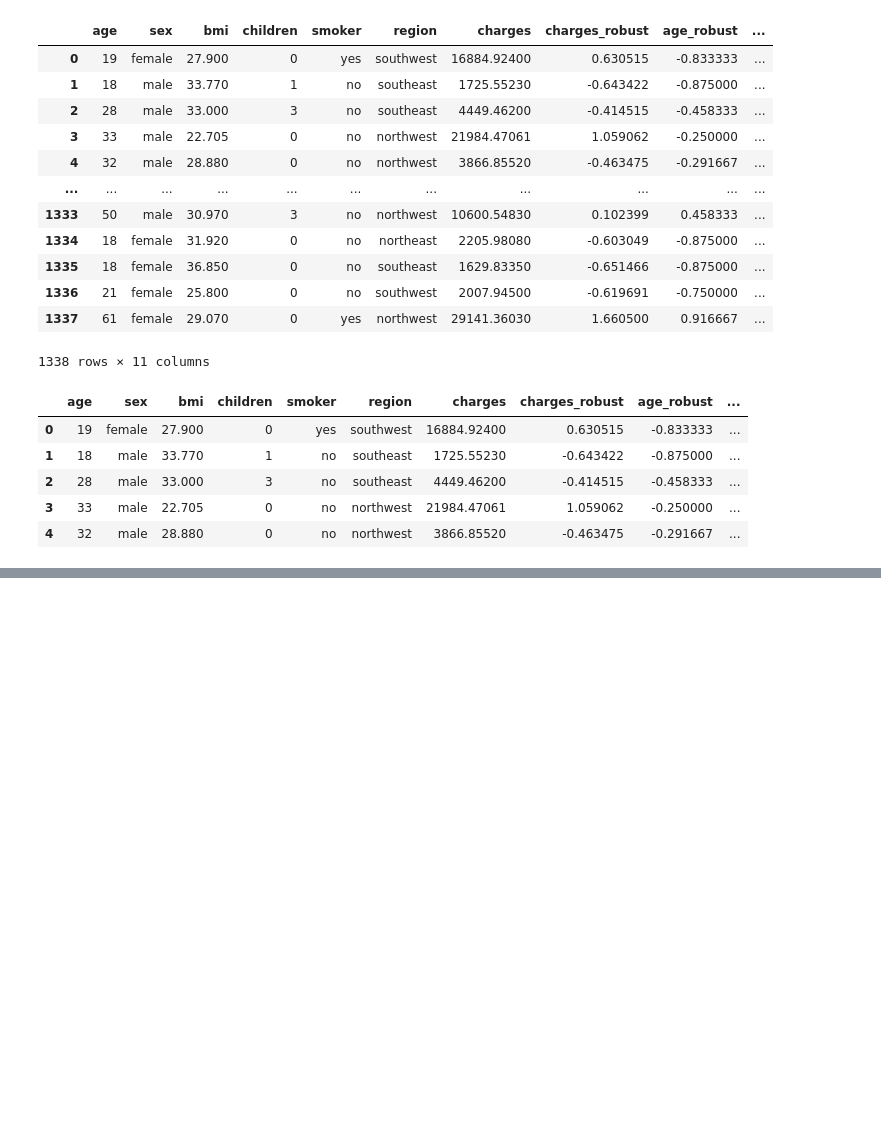
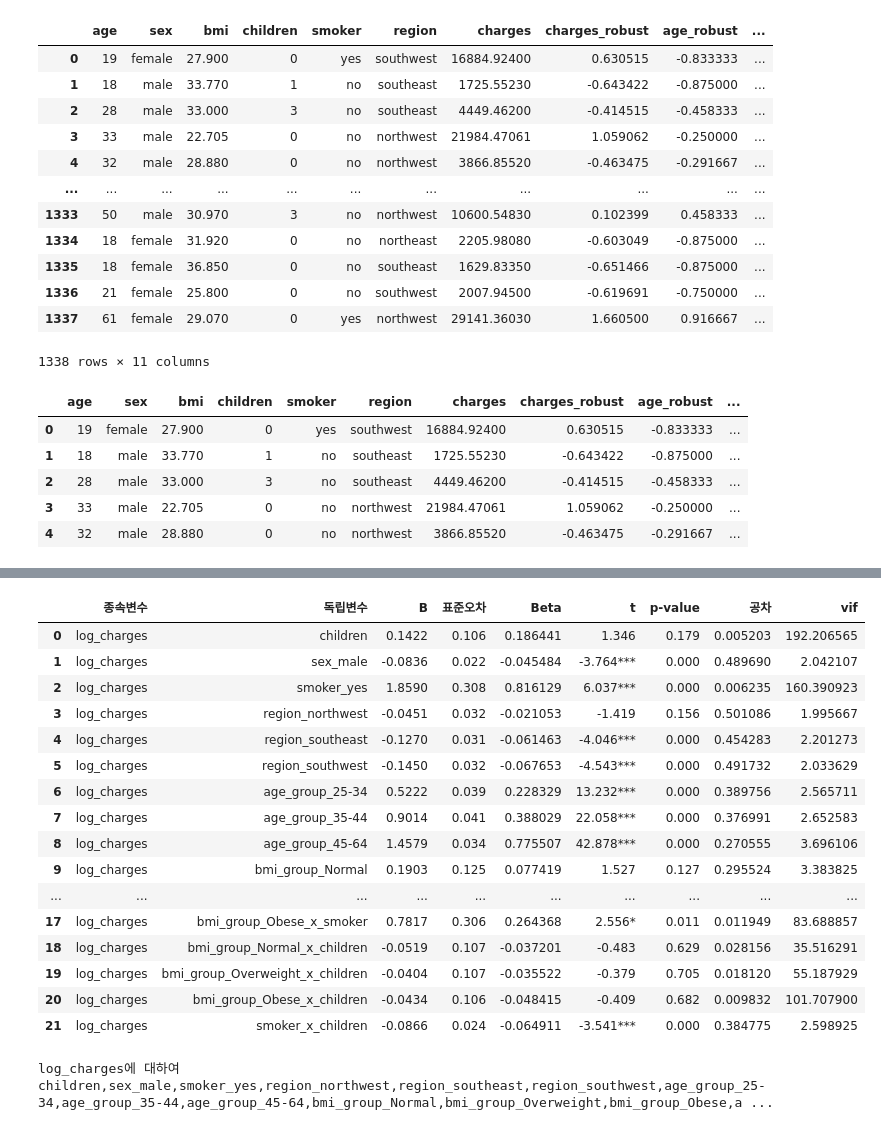
Before and after one commit to BoheeJeong/data_analysis_basic, a Jupyter notebook: 00 캡스톤/조별과제/260116/보승 통합본(상호작용항 추가)_0116.ipynb, the cells around one changed output, grey strips where cells are left out. Saved outputs shown, nothing was run; the diff lists cells and outputs as text; code cells hidden in the pictures; blank space fills up the shorter version.

```diff
--- a/00 캡스톤/조별과제/260116/보승 통합본(상호작용항 추가)_0116.ipynb
+++ b/00 캡스톤/조별과제/260116/보승 통합본(상호작용항 추가)_0116.ipynb
@@ -4195,0 +4502,16 @@ df_analysis_dummy_origin.info()
+# %%
+df_normal_regression_final = df3.copy()
+
+#종속변수 설정
+yname = 'log_charges'
+
+#종속변수 외의 변수들 독립변수로 설정
+x= df_normal_regression_final.drop(yname,axis=1)
+y=df_normal_regression_final[yname]
+
+#절편 더해주기
+x_input = sm.add_constant(x)
+
+fit = sm.OLS(y,x_input).fit()
+tbl1 = fit.summary()
+print(tbl1)
@@ -4195,0 +4762,16 @@ df_analysis_dummy_origin.info()
+# %%
+df_interaction_analysis2 = df_interaction_analysis.copy()
+
+#종속변수 설정
+yname = 'log_charges'
+
+#종속변수 외의 변수들 독립변수로 설정
+x= df_interaction_analysis2.drop(yname,axis=1)
+y=df_interaction_analysis2[yname]
+
+#절편 더해주기
+x_input = sm.add_constant(x)
+
+fit = sm.OLS(y,x_input).fit()
+tbl1 = fit.summary()
+print(tbl1)
@@ -4195,0 +4796,23 @@ df_analysis_dummy_origin.info()
+# %%
+rdf, r, m, v = ols_report(tbl1, df_interaction_analysis2)
+display(rdf)
+print(m)
+# %% [output]
+|  | 종속변수 | 독립변수 | B | 표준오차 | Beta | t | p-value | 공차 | vif |
+| 0 | log_charges | children | 0.1422 | 0.106 | 0.186441 | 1.346 | 0.179 | 0.005203 | 192.206565 |
+| 1 | log_charges | sex_male | -0.0836 | 0.022 | -0.045484 | -3.764*** | 0.000 | 0.489690 | 2.042107 |
+| 2 | log_charges | smoker_yes | 1.8590 | 0.308 | 0.816129 | 6.037*** | 0.000 | 0.006235 | 160.390923 |
+| 3 | log_charges | region_northwest | -0.0451 | 0.032 | -0.021053 | -1.419 | 0.156 | 0.501086 | 1.995667 |
+| 4 | log_charges | region_southeast | -0.1270 | 0.031 | -0.061463 | -4.046*** | 0.000 | 0.454283 | 2.201273 |
+| 5 | log_charges | region_southwest | -0.1450 | 0.032 | -0.067653 | -4.543*** | 0.000 | 0.491732 | 2.033629 |
+| 6 | log_charges | age_group_25-34 | 0.5222 | 0.039 | 0.228329 | 13.232*** | 0.000 | 0.389756 | 2.565711 |
+| 7 | log_charges | age_group_35-44 | 0.9014 | 0.041 | 0.388029 | 22.058*** | 0.000 | 0.376991 | 2.652583 |
+| 8 | log_charges | age_group_45-64 | 1.4579 | 0.034 | 0.775507 | 42.878*** | 0.000 | 0.270555 | 3.696106 |
+| 9 | log_charges | bmi_group_Normal | 0.1903 | 0.125 | 0.077419 | 1.527 | 0.127 | 0.295524 | 3.383825 |
+| ... | ... | ... | ... | ... | ... | ... | ... | ... | ... |
+| 17 | log_charges | bmi_group_Obese_x_smoker | 0.7817 | 0.306 | 0.264368 | 2.556* | 0.011 | 0.011949 | 83.688857 |
+| 18 | log_charges | bmi_group_Normal_x_children | -0.0519 | 0.107 | -0.037201 | -0.483 | 0.629 | 0.028156 | 35.516291 |
+| 19 | log_charges | bmi_group_Overweight_x_children | -0.0404 | 0.107 | -0.035522 | -0.379 | 0.705 | 0.018120 | 55.187929 |
+| 20 | log_charges | bmi_group_Obese_x_children | -0.0434 | 0.106 | -0.048415 | -0.409 | 0.682 | 0.009832 | 101.707900 |
+| 21 | log_charges | smoker_x_children | -0.0866 | 0.024 | -0.064911 | -3.541*** | 0.000 | 0.384775 | 2.598925 |
+log_charges에 대하여 children,sex_male,smoker_yes,region_northwest,region_southeast,region_southwest,age_group_25-34,age_group_35-44,age_group_45-64,bmi_group_Normal,bmi_group_Overweight,bmi_group_Obese,a ...
```
Also changed, not shown: parts of 46 cells of this notebook.
